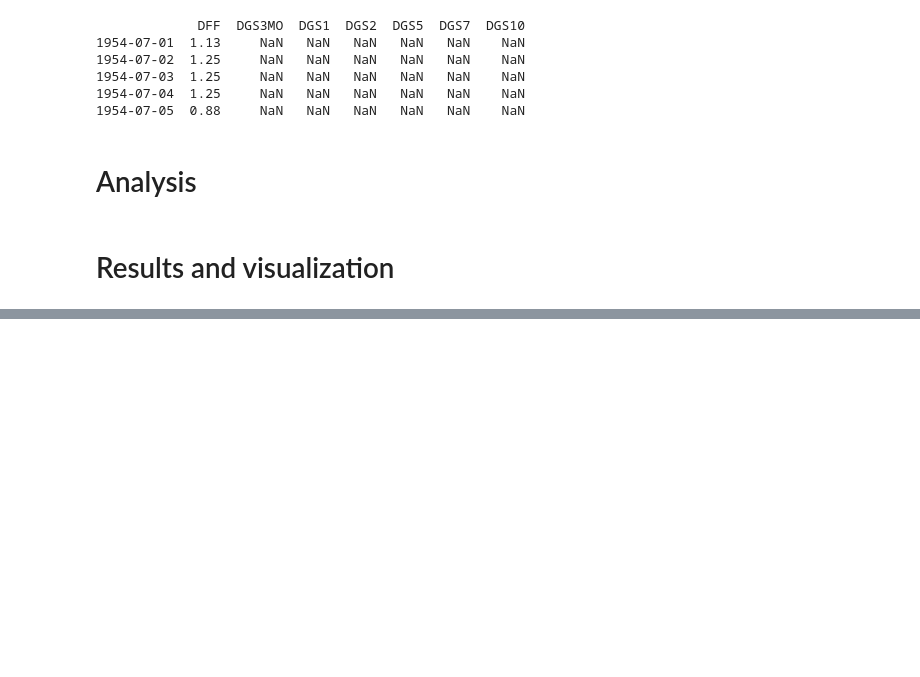
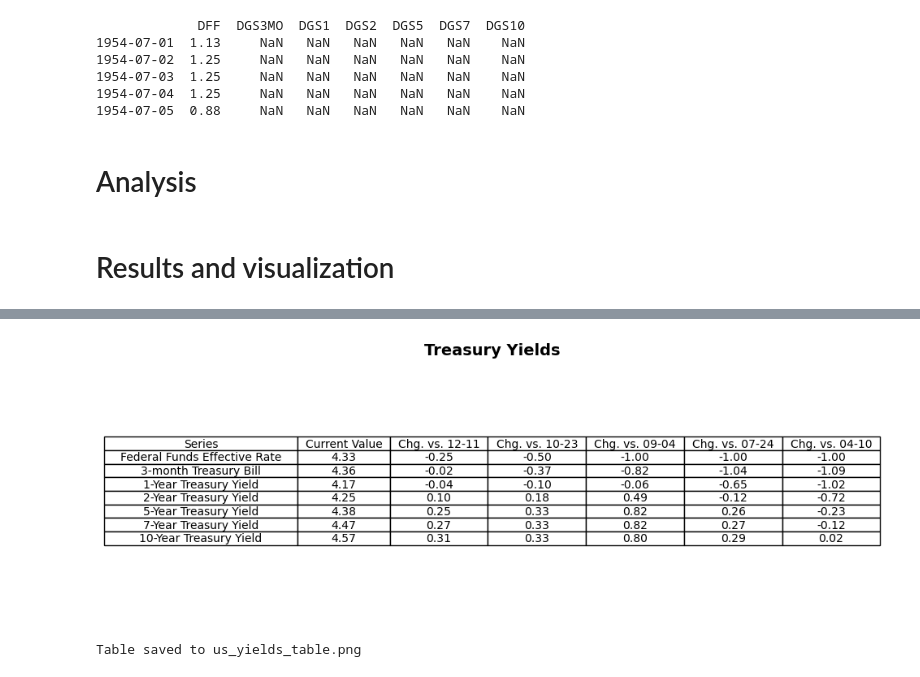
Before and after one commit to jketches/fred_data_project, a Jupyter notebook: notebooks/Fred_data.ipynb, the cells around one changed output, grey strips where cells are left out. Cells and saved outputs as stored; diff of their text form; code cells hidden in the pictures; blank space fills up the shorter version.

```diff
--- a/notebooks/Fred_data.ipynb
+++ b/notebooks/Fred_data.ipynb
@@ -125,0 +131,9 @@ Chart saved to: /data/data/com.termux/files/home/projects/fred_data_project/resu
+# %%
+
+title = "Treasury Yields"
+output_file = "us_yields_table.png"
+
+create_comparison_table(us_yields, us_yields_ids, custom_dates, title, output_file)
+# %% [output]
+[figure, added]
+Table saved to us_yields_table.png
```
Also changed, not shown: parts of 4 cells of this notebook, 6 other files.
